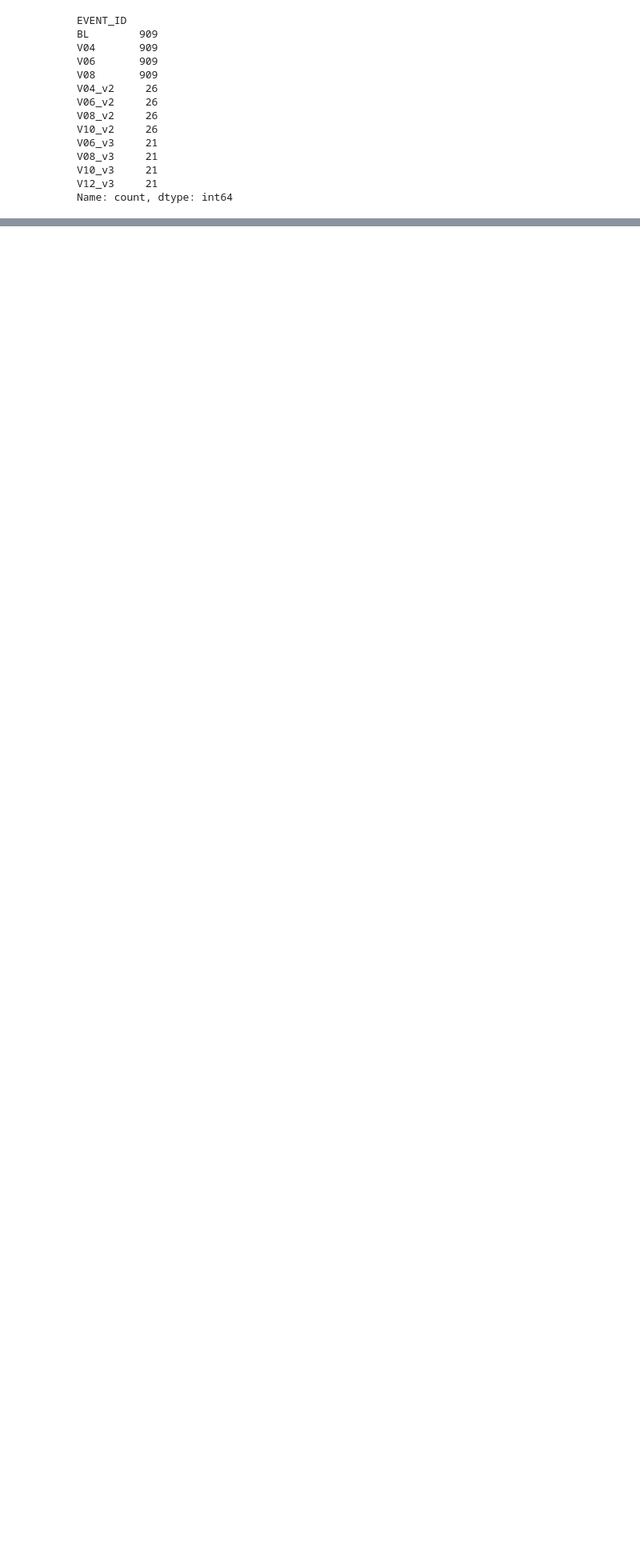
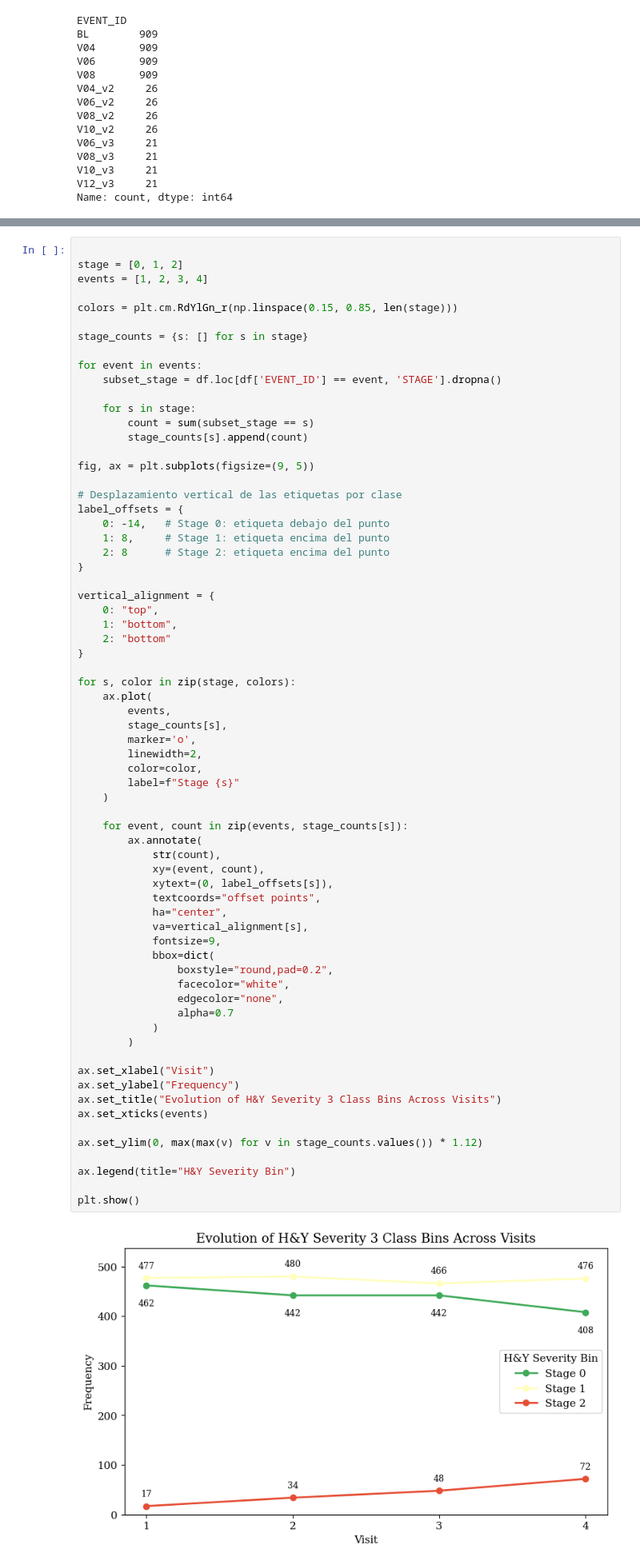
Before and after one commit to fserracrespi/PD_progression_ppmi, a Jupyter notebook: SCRIPTS/PYTHON/DATA EDA/HY_OUTPUT.ipynb, the cells around one changed output, grey strips where cells are left out. Shown at 80% size. Drawn from its saved outputs; the diff is of its cells as text; blank space fills up the shorter version.

```diff
--- a/SCRIPTS/PYTHON/DATA EDA/HY_OUTPUT.ipynb
+++ b/SCRIPTS/PYTHON/DATA EDA/HY_OUTPUT.ipynb
@@ -309,0 +318,70 @@ plt.show()
+# %%
+
+stage = [0, 1, 2]
+events = [1, 2, 3, 4]
+
+colors = plt.cm.RdYlGn_r(np.linspace(0.15, 0.85, len(stage)))
+
+stage_counts = {s: [] for s in stage}
+
+for event in events:
+    subset_stage = df.loc[df['EVENT_ID'] == event, 'STAGE'].dropna()
+
+    for s in stage:
+        count = sum(subset_stage == s)
+        stage_counts[s].append(count)
+
+fig, ax = plt.subplots(figsize=(9, 5))
+
+# Desplazamiento vertical de las etiquetas por clase
+label_offsets = {
+    0: -14,   # Stage 0: etiqueta debajo del punto
+    1: 8,     # Stage 1: etiqueta encima del punto
+    2: 8      # Stage 2: etiqueta encima del punto
+}
+
+vertical_alignment = {
+    0: "top",
+    1: "bottom",
+    2: "bottom"
+}
+
+for s, color in zip(stage, colors):
+    ax.plot(
+        events,
+        stage_counts[s],
+        marker='o',
+        linewidth=2,
+        color=color,
+        label=f"Stage {s}"
+    )
+
+    for event, count in zip(events, stage_counts[s]):
+        ax.annotate(
+            str(count),
+            xy=(event, count),
+            xytext=(0, label_offsets[s]),
+            textcoords="offset points",
+            ha="center",
+            va=vertical_alignment[s],
+            fontsize=9,
+            bbox=dict(
+                boxstyle="round,pad=0.2",
+                facecolor="white",
+                edgecolor="none",
+                alpha=0.7
+            )
+        )
+
+ax.set_xlabel("Visit")
+ax.set_ylabel("Frequency")
+ax.set_title("Evolution of H&Y Severity 3 Class Bins Across Visits")
+ax.set_xticks(events)
+
+ax.set_ylim(0, max(max(v) for v in stage_counts.values()) * 1.12)
+
+ax.legend(title="H&Y Severity Bin")
+
+plt.show()
+# %% [output]
+[figure, added]
```
Also changed, not shown: parts of 13 cells of this notebook, 4 other files.
